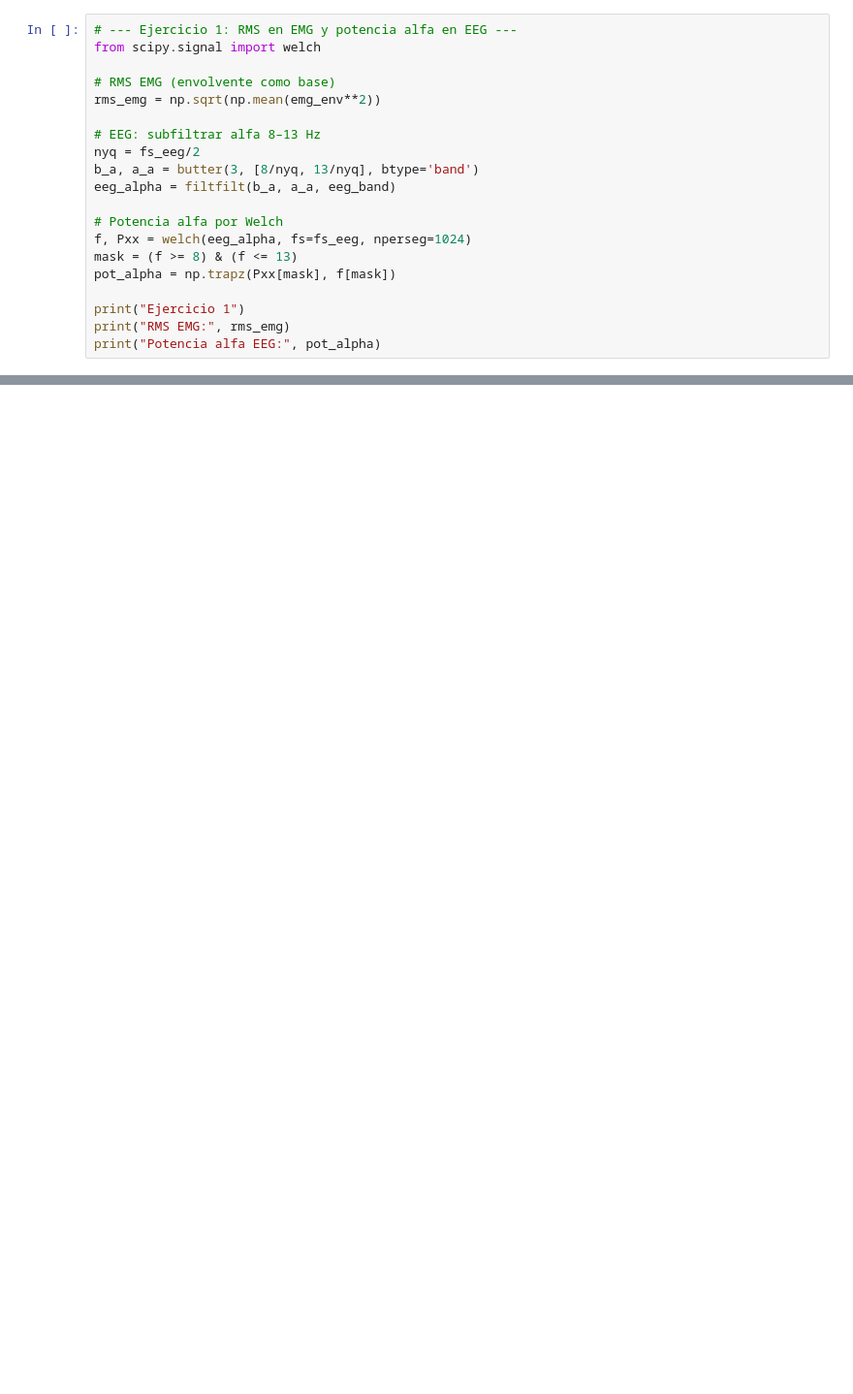
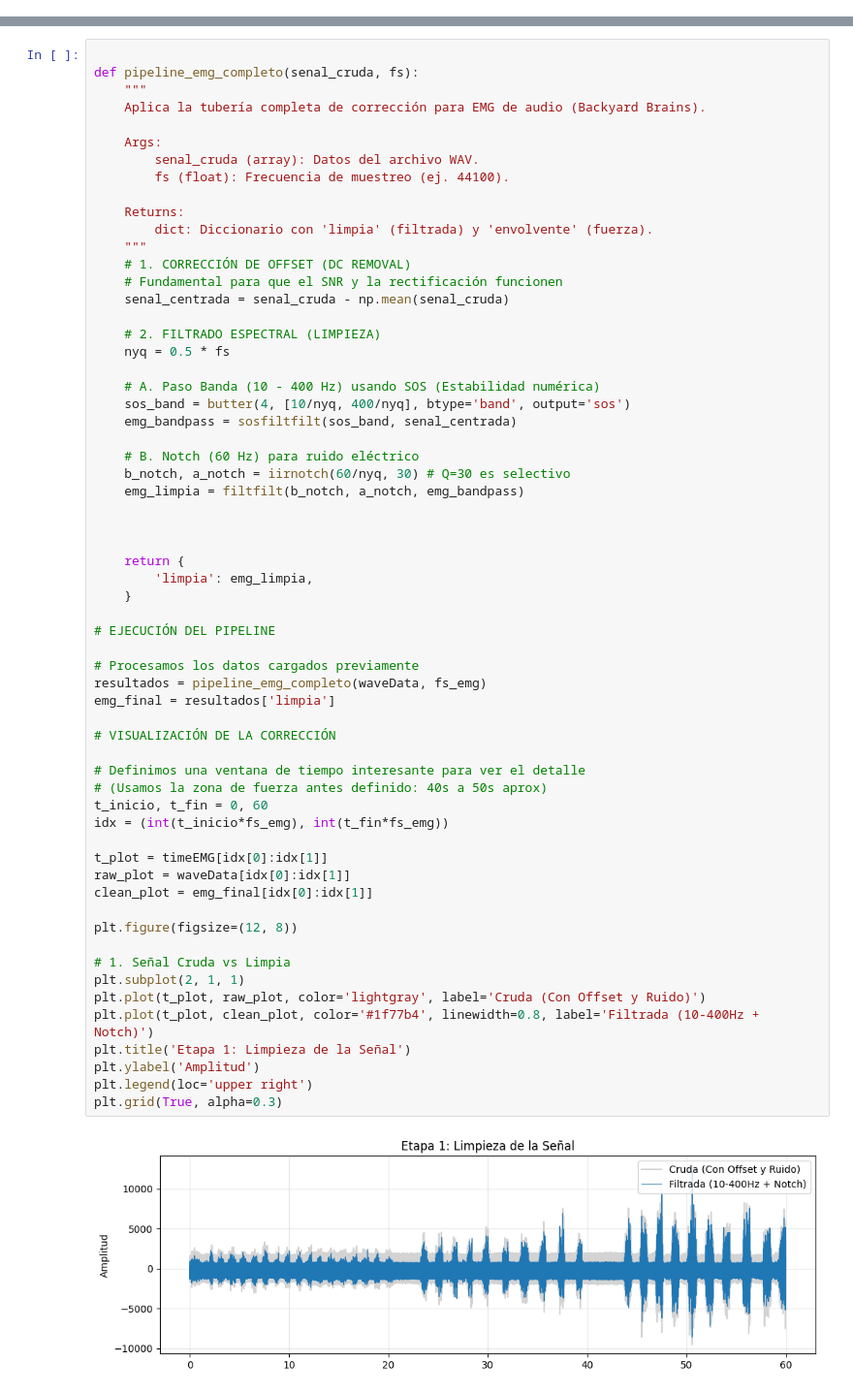
Before and after one commit to vpdiana/DianaTesis, a Jupyter notebook: Notebooks/N6.ipynb, the cells around one changed output, grey strips where cells are left out. Shown at 97% size. Cells and saved outputs as stored; diff of their text form; blank space fills up the shorter version.

```diff
--- a/Notebooks/N6.ipynb
+++ b/Notebooks/N6.ipynb
@@ -368,20 +202,0 @@ El estudiante debe calcular ambas métricas y comparar. Se espera que entienda q
-# %%
-# --- Ejercicio 1: RMS en EMG y potencia alfa en EEG ---
-from scipy.signal import welch
-
-# RMS EMG (envolvente como base)
-rms_emg = np.sqrt(np.mean(emg_env**2))
-
-# EEG: subfiltrar alfa 8–13 Hz
-nyq = fs_eeg/2
-b_a, a_a = butter(3, [8/nyq, 13/nyq], btype='band')
-eeg_alpha = filtfilt(b_a, a_a, eeg_band)
-
-# Potencia alfa por Welch
-f, Pxx = welch(eeg_alpha, fs=fs_eeg, nperseg=1024)
-mask = (f >= 8) & (f <= 13)
-pot_alpha = np.trapz(Pxx[mask], f[mask])
-
-print("Ejercicio 1")
-print("RMS EMG:", rms_emg)
-print("Potencia alfa EEG:", pot_alpha)
@@ -567,0 +276,63 @@ Widmann, A., Schröger, E., & Maess, B. (2015). Digital filter design for electr
+# %%
+
+def pipeline_emg_completo(senal_cruda, fs):
+    """
+    Aplica la tubería completa de corrección para EMG de audio (Backyard Brains).
+
+    Args:
+        senal_cruda (array): Datos del archivo WAV.
+        fs (float): Frecuencia de muestreo (ej. 44100).
+
+    Returns:
+        dict: Diccionario con 'limpia' (filtrada) y 'envolvente' (fuerza).
+    """
+    # 1. CORRECCIÓN DE OFFSET (DC REMOVAL)
+    # Fundamental para que el SNR y la rectificación funcionen
+    senal_centrada = senal_cruda - np.mean(senal_cruda)
+
+    # 2. FILTRADO ESPECTRAL (LIMPIEZA)
+    nyq = 0.5 * fs
+
+    # A. Paso Banda (10 - 400 Hz) usando SOS (Estabilidad numérica)
+    sos_band = butter(4, [10/nyq, 400/nyq], btype='band', output='sos')
+    emg_bandpass = sosfiltfilt(sos_band, senal_centrada)
+
+    # B. Notch (60 Hz) para ruido eléctrico
+    b_notch, a_notch = iirnotch(60/nyq, 30) # Q=30 es selectivo
+    emg_limpia = filtfilt(b_notch, a_notch, emg_bandpass)
+
+
+
+    return {
+        'limpia': emg_limpia,
+    }
+
+# EJECUCIÓN DEL PIPELINE
+
+# Procesamos los datos cargados previamente
+resultados = pipeline_emg_completo(waveData, fs_emg)
+emg_final = resultados['limpia']
+
+# VISUALIZACIÓN DE LA CORRECCIÓN
+
+# Definimos una ventana de tiempo interesante para ver el detalle
+# (Usamos la zona de fuerza antes definido: 40s a 50s aprox)
+t_inicio, t_fin = 0, 60
+idx = (int(t_inicio*fs_emg), int(t_fin*fs_emg))
+
+t_plot = timeEMG[idx[0]:idx[1]]
+raw_plot = waveData[idx[0]:idx[1]]
+clean_plot = emg_final[idx[0]:idx[1]]
+
+plt.figure(figsize=(12, 8))
+
+# 1. Señal Cruda vs Limpia
+plt.subplot(2, 1, 1)
+plt.plot(t_plot, raw_plot, color='lightgray', label='Cruda (Con Offset y Ruido)')
+plt.plot(t_plot, clean_plot, color='#1f77b4', linewidth=0.8, label='Filtrada (10-400Hz + Notch)')
+plt.title('Etapa 1: Limpieza de la Señal')
+plt.ylabel('Amplitud')
+plt.legend(loc='upper right')
+plt.grid(True, alpha=0.3)
+# %% [output]
+[figure, added]
```
Also changed, not shown: parts of 67 cells of this notebook, 7 other files.
